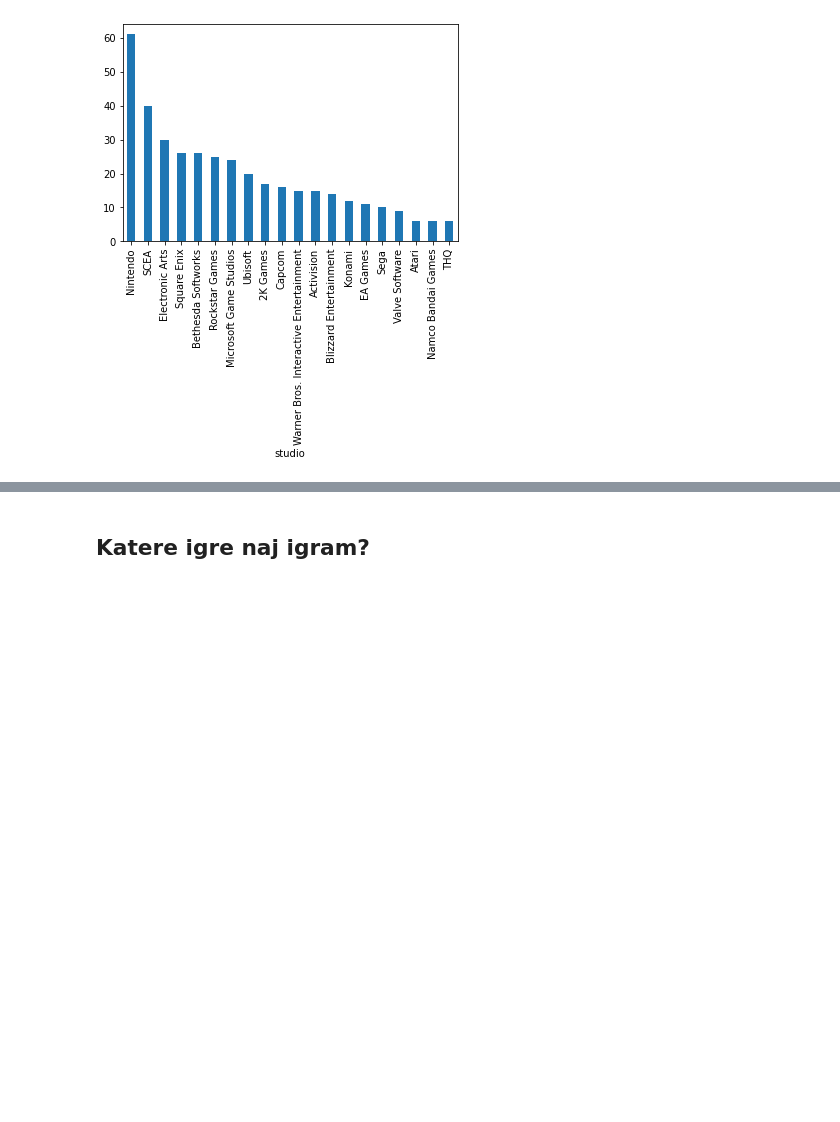
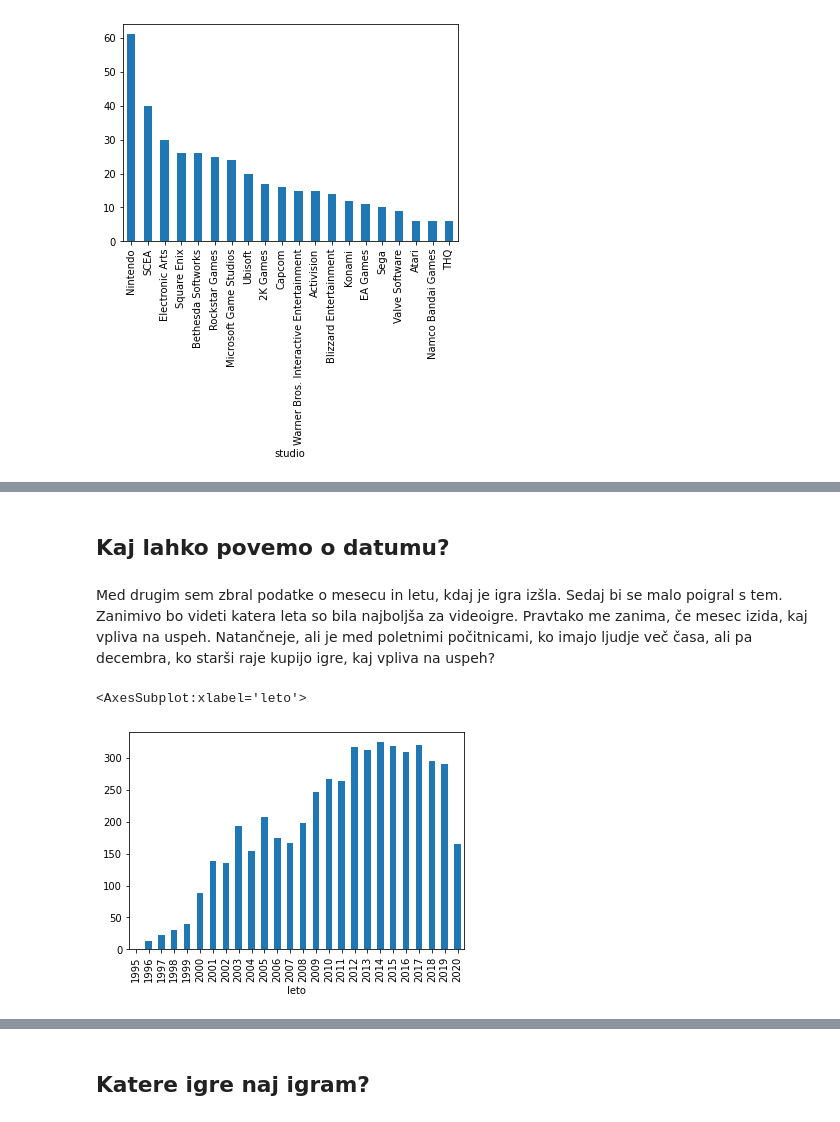
Before and after one commit to benoucakar/Najboljse-videoigre-vseh-casov, a Jupyter notebook: Najboljse_videoigre_vseh_casov.ipynb, the cells around one changed output, grey strips where cells are left out. Cells and saved outputs as stored; diff of their text form; code cells hidden in the pictures; blank space fills up the shorter version.

```diff
--- a/Najboljse_videoigre_vseh_casov.ipynb
+++ b/Najboljse_videoigre_vseh_casov.ipynb
@@ -432,0 +433,13 @@ st_iger_na_studio_najboljse.plot.bar()
+# %% [markdown]
+## Kaj lahko povemo o datumu?
+# %% [markdown]
+Med drugim sem zbral podatke o mesecu in letu, kdaj je igra izšla. Sedaj bi se malo poigral s tem.
+Zanimivo bo videti katera leta so bila najboljša za videoigre.
+Pravtako me zanima, če mesec izida, kaj vpliva na uspeh. Natančneje, ali je med poletnimi počitnicami, ko imajo ljudje več časa, ali pa decembra, ko starši raje kupijo igre, kaj vpliva na uspeh?
+# %%
+dobre_igre = igre.head(5000)
+st_iger_na_leto_dobre = dobre_igre.groupby("leto").size()
+st_iger_na_leto_dobre.plot.bar()
+# %% [output]
+<AxesSubplot:xlabel='leto'>
+[figure, added]
```
Also changed, not shown: parts of 26 cells of this notebook.
